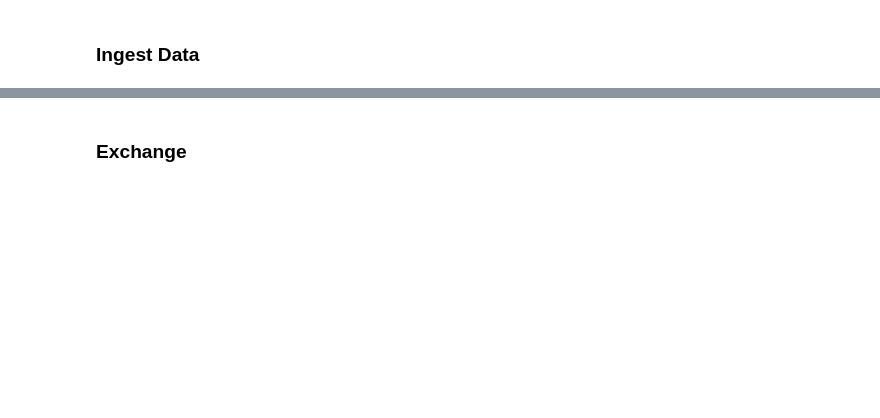
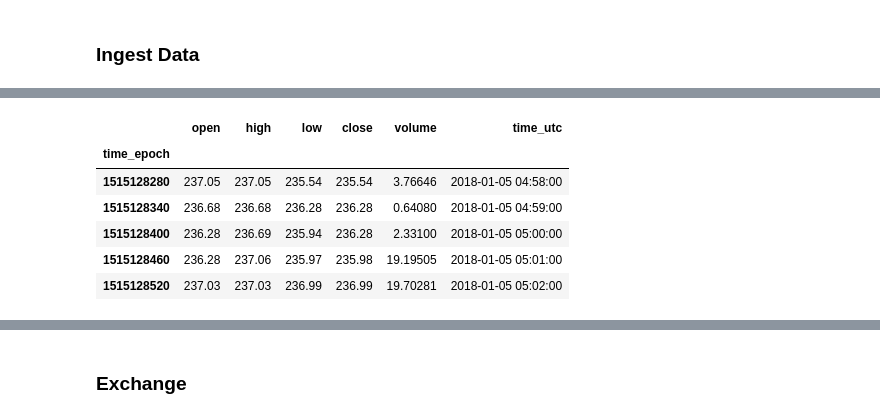
Before and after one commit to bfortuner/punisher, a Jupyter notebook: punisher.ipynb, the cells around one changed output, grey strips where cells are left out. Drawn from its saved outputs; the diff is of its cells as text; code cells hidden in the pictures; blank space fills up the shorter version.

```diff
--- a/punisher.ipynb
+++ b/punisher.ipynb
@@ -159,0 +41,5 @@ Downloaded rows: 12
+# %%
+# Single Coin
+df = ohlcv.fetch_and_save_ohlcv_data(exchange, coin, market, period, start, end)
+df.head()
+# %% [output]
@@ -159,0 +48,7 @@ Downloaded rows: 12
+|  | open | high | low | close | volume | time_utc |
+| time_epoch |  |  |  |  |  |  |
+| 1515128280 | 237.05 | 237.05 | 235.54 | 235.54 | 3.76646 | 2018-01-05 04:58:00 |
+| 1515128340 | 236.68 | 236.68 | 236.28 | 236.28 | 0.64080 | 2018-01-05 04:59:00 |
+| 1515128400 | 236.28 | 236.69 | 235.94 | 236.28 | 2.33100 | 2018-01-05 05:00:00 |
+| 1515128460 | 236.28 | 237.06 | 235.97 | 235.98 | 19.19505 | 2018-01-05 05:01:00 |
+| 1515128520 | 237.03 | 237.03 | 236.99 | 236.99 | 19.70281 | 2018-01-05 05:02:00 |
```
Also changed, not shown: parts of 45 cells of this notebook, 14 other files.
